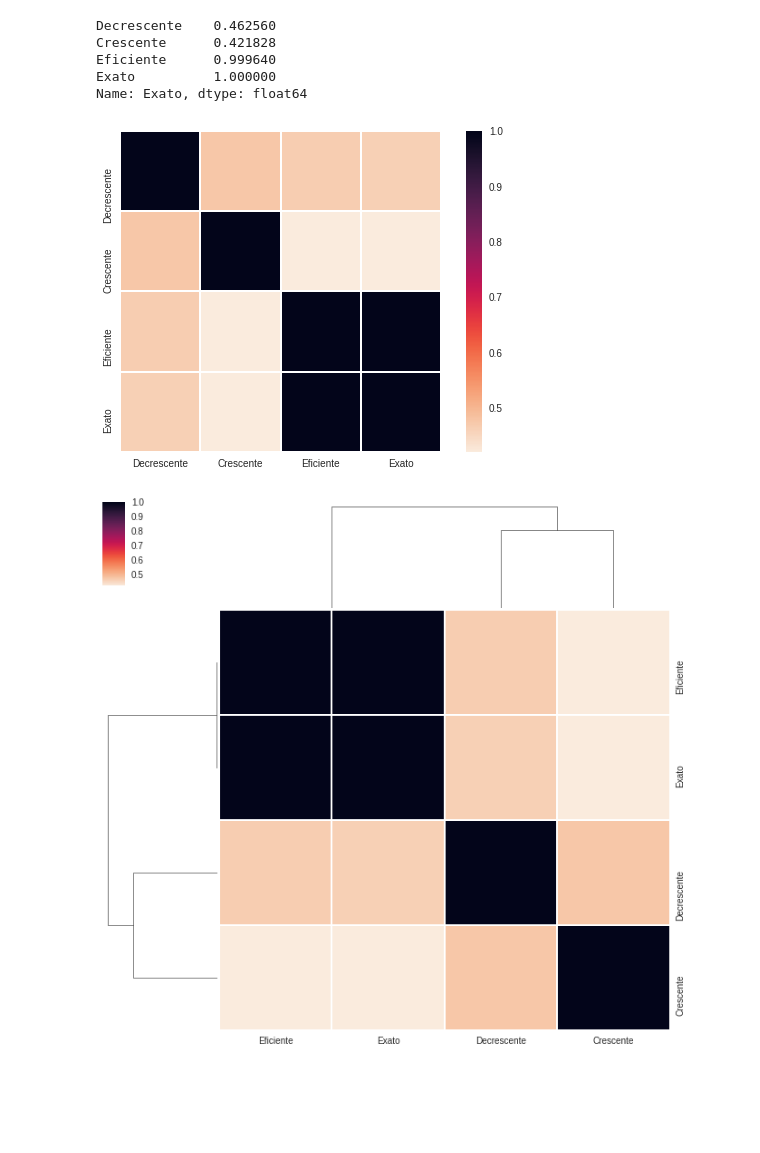
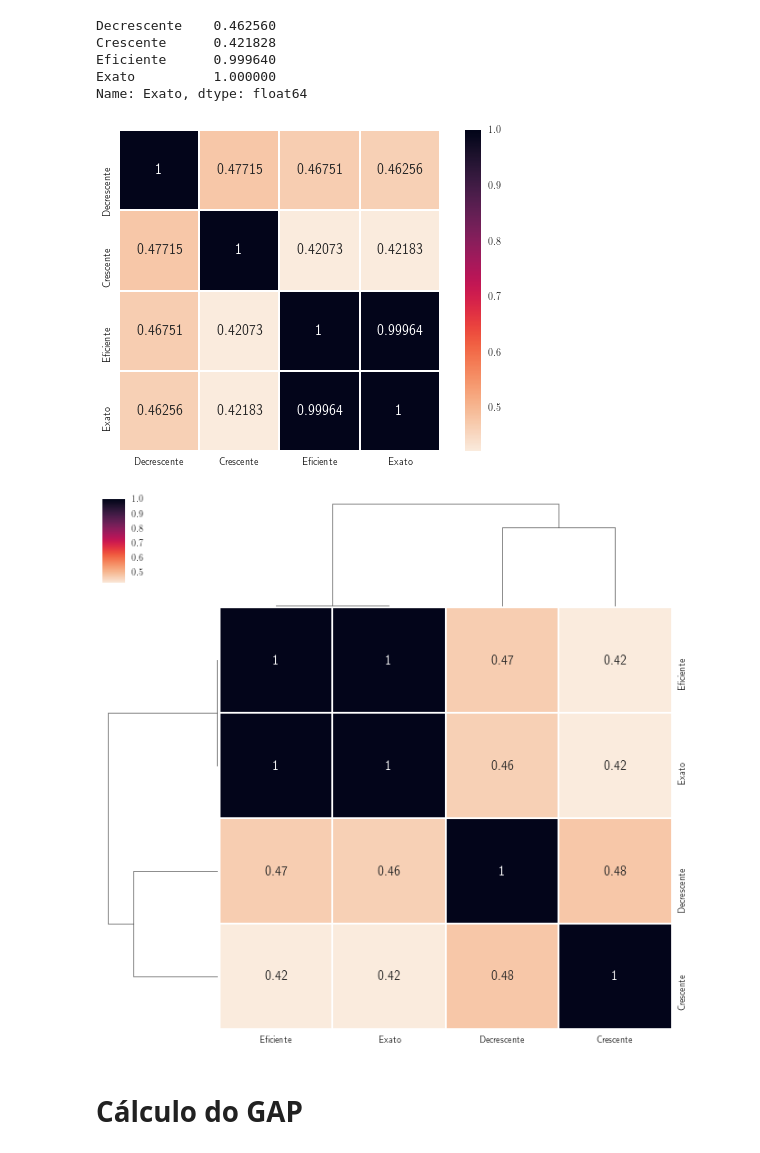
Before and after one commit to danbailo/T1-Teoria-Computacao, a Jupyter notebook: src/Trabalho 1 - Teoria da Computação.ipynb, the cells around one changed output. Drawn from its saved outputs; the diff is of its cells as text; code cells hidden in the pictures; blank space fills up the shorter version.

```diff
--- a/src/Trabalho 1 - Teoria da Computação.ipynb
+++ b/src/Trabalho 1 - Teoria da Computação.ipynb
@@ -62,3 +60,8 @@ https://matplotlib.org/3.1.1/gallery/style_sheets/style_sheets_reference.html
+# %%
+# plt.rcParams['figure.figsize'] = (10, 7) #(width,height)
+# plt.rcParams['axes.grid'] = True
+plt.rcParams['text.usetex'] = True
+plt.rcParams['savefig.transparent'] = True
 # %%
 plt.style.use('seaborn')
 plt.style.use('bmh')
@@ -168,12 +171,14 @@ Eficiente      0.999640
 Exato          1.000000
 Name: Exato, dtype: float64
 # %%
-sns.heatmap(df.corr(), cmap = sns.cm.rocket_r ,square=True, lw=1, robust=True)
+sns.heatmap(df.corr(), cmap = sns.cm.rocket_r ,square=True, lw=1, robust=False, annot=True, fmt='.5g', )
 plt.savefig(os.path.join('..','imgs/')+'heatmap.pdf', bbox_inches='tight')
 # %% [output]
-[figure, old version]
+[figure, new version]
 # %%
-sns.clustermap(df.corr(), cmap = sns.cm.rocket_r, lw=1, robust=True)
+sns.clustermap(df.corr(), cmap = sns.cm.rocket_r, lw=1, robust=True, annot=True, )
 plt.savefig(os.path.join('..','imgs/')+'clustermap.pdf', bbox_inches='tight')
 # %% [output]
-[figure, old version]
+[figure, new version]
+# %% [markdown]
+# Cálculo do GAP
```
Also changed, not shown: parts of 16 cells of this notebook, 1 other file.
